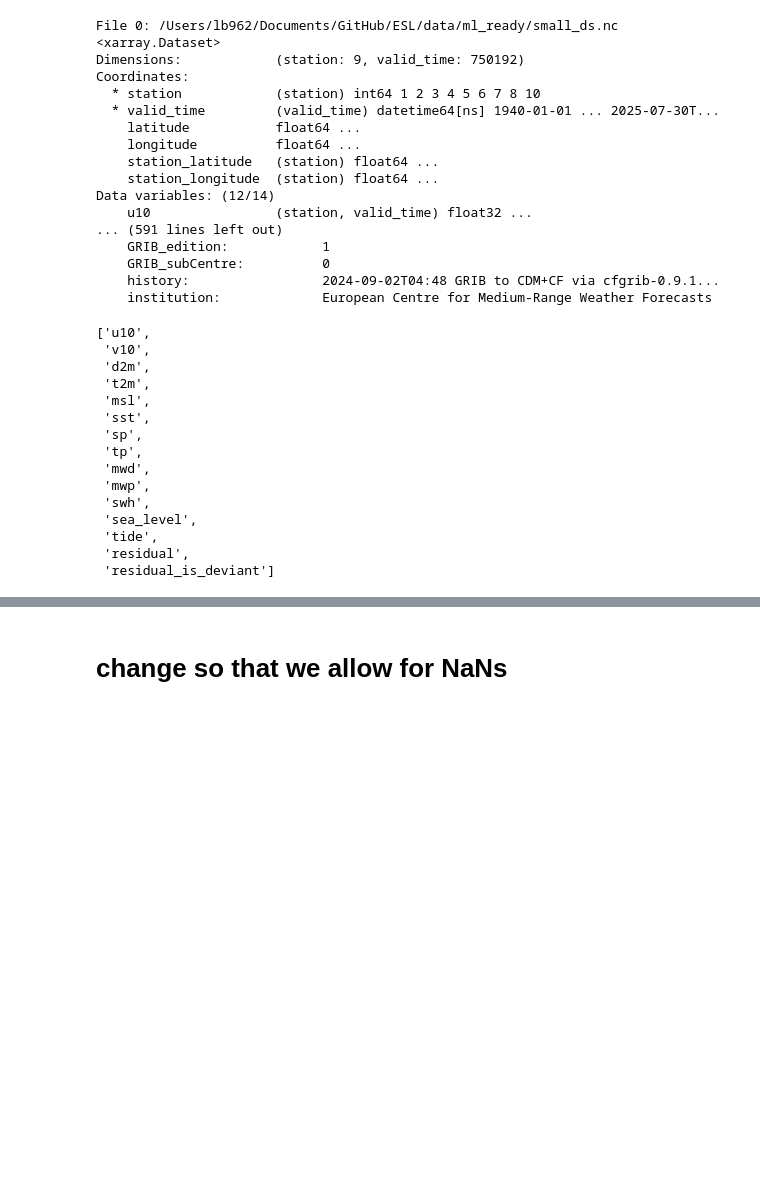
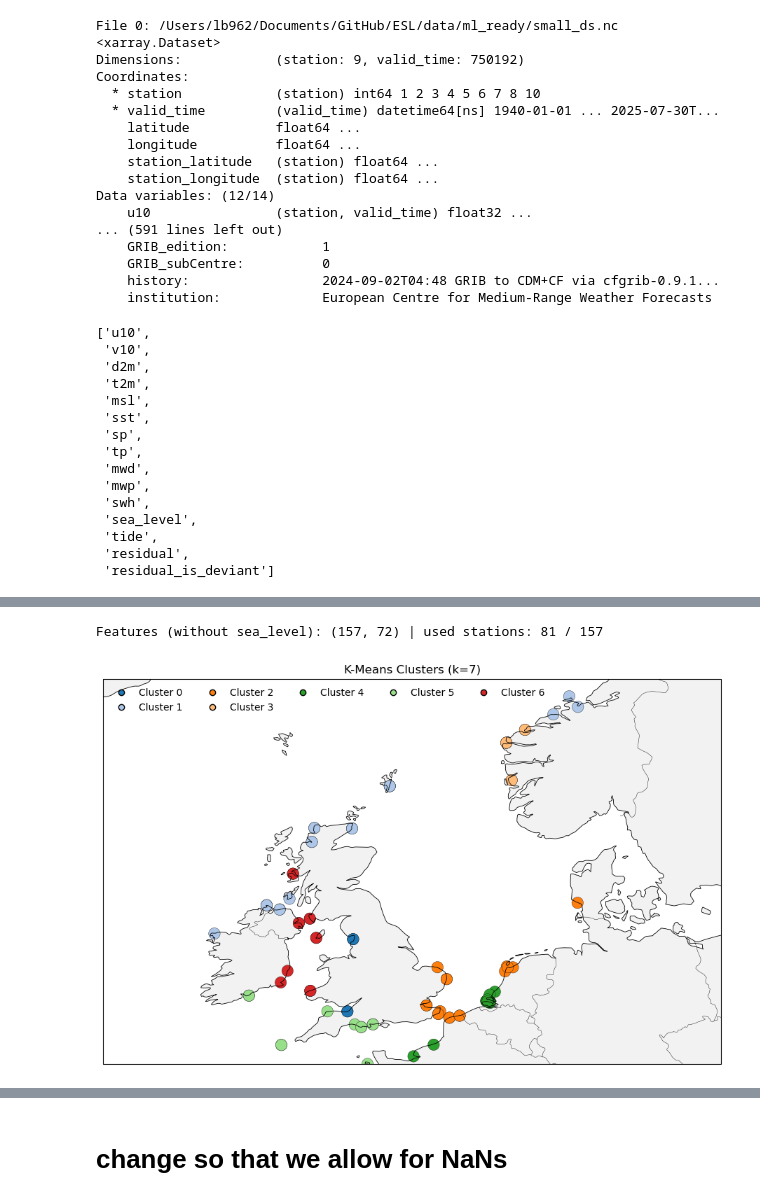
Before and after one commit to lisanneblok/ESL, a Jupyter notebook: notebooks/1_data_prep/cluster_atmosph.ipynb, the cells around one changed output, grey strips where cells are left out. Drawn from its saved outputs; the diff is of its cells as text; code cells hidden in the pictures; blank space fills up the shorter version.

Commit message:
Statistical clusters

```diff
--- a/notebooks/1_data_prep/cluster_atmosph.ipynb
+++ b/notebooks/1_data_prep/cluster_atmosph.ipynb
@@ -348,0 +502,79 @@ list(ds.keys())
+# %%
+import numpy as np
+import pandas as pd
+from sklearn.preprocessing import StandardScaler
+from sklearn.cluster import KMeans
+import matplotlib.pyplot as plt
+import cartopy.crs as ccrs
+import cartopy.feature as cfeature
+from matplotlib.colors import ListedColormap
+
+# --- 1) Drop sea_level stats from features_df -----------------------
+# Keep non sea_level feature columns and any admin columns we care about
+admin_cols = ["station_index", "mask_used", "cluster", "cluster_full"]
+keep_cols = [c for c in features_df.columns
+             if not c.startswith("sea_level__") or c in admin_cols]
+
+features_df = features_df[keep_cols].copy()
+
+# --- 2) Rebuild feature matrix (station x feature) ------------------
+# Exclude admin cols from the matrix used for clustering
+feature_cols = [c for c in features_df.columns if c not in admin_cols]
+
+features_mat = features_df[feature_cols].to_numpy()
+n_stations = features_mat.shape[0]
+
+# Mask: stations with all finite features
+mask = np.isfinite(features_mat).all(axis=1)
+print(f"Features (without sea_level): {features_mat.shape} | used stations: {mask.sum()} / {n_stations}")
+
+# --- 3) Scale + cluster --------------------------------------------
+scaler = StandardScaler()
+Xk = scaler.fit_transform(features_mat[mask])
+
+n_clusters = 7  # from your "Best Agglomerative K = 7"
+kmeans = KMeans(n_clusters=n_clusters, n_init=50, random_state=42)
+labels_used = kmeans.fit_predict(Xk)
+
+# Map labels back to full list of stations (NaN for unused)
+labels_full = np.full(n_stations, np.nan)
+labels_full[mask] = labels_used
+
+# Attach to DataFrame
+features_df["cluster"] = labels_full
+
+# --- 4) Plot on a map ------------------------------------------------
+def map_clusters(lon, lat, labels, title="Station Clusters"):
+    valid = np.isfinite(lon) & np.isfinite(lat) & np.isfinite(labels)
+    if valid.sum() == 0:
+        raise ValueError("No valid stations to plot.")
+    labs = labels[valid].astype(int)
+    uniq = np.unique(labs)
+    cmap = ListedColormap(plt.get_cmap("tab20").colors[:len(uniq)])
+
+    fig = plt.figure(figsize=(12, 6))
+    ax = plt.axes(projection=ccrs.Robinson())
+    ax.set_global()
+    ax.coastlines(linewidth=0.6)
+    ax.add_feature(cfeature.BORDERS.with_scale("50m"), linewidth=0.3)
+    ax.add_feature(cfeature.LAND.with_scale("50m"), facecolor="0.95")
+    ax.add_feature(cfeature.OCEAN.with_scale("50m"), facecolor="white")
+
+    ax.scatter(lon[valid], lat[valid], c=labs, cmap=cmap,
+               transform=ccrs.PlateCarree(), s=140, edgecolor='k', linewidth=0.25)
+    handles = [plt.Line2D([0],[0], marker='o', linestyle='',
+                          markerfacecolor=cmap(i), markeredgecolor='k',
+                          label=f"Cluster {c}") for i, c in enumerate(uniq)]
+    ax.legend(handles=handles, loc="upper left", frameon=False, ncol=min(5, len(uniq)))
+    ax.set_title(title)
+    ax.set_extent([lon.min()-5,lon.max()+5, lat.min(),(lat.max())])
+    plt.tight_layout()
+    plt.show()
+
+# If your lon/lat names aren’t auto-discovered, pass them explicitly:
+# lon, lat = get_station_coords(ds, lon_name="YOUR_LON_NAME", lat_name="YOUR_LAT_NAME")
+lon, lat = get_station_coords(ds)
+map_clusters(lon, lat, features_df["cluster"].to_numpy(), title=f"K-Means Clusters (k={n_clusters})")
+# %% [output]
+Features (without sea_level): (157, 72) | used stations: 81 / 157
+[figure, added]
```
Also changed, not shown: parts of 14 cells of this notebook, 5 other files.
